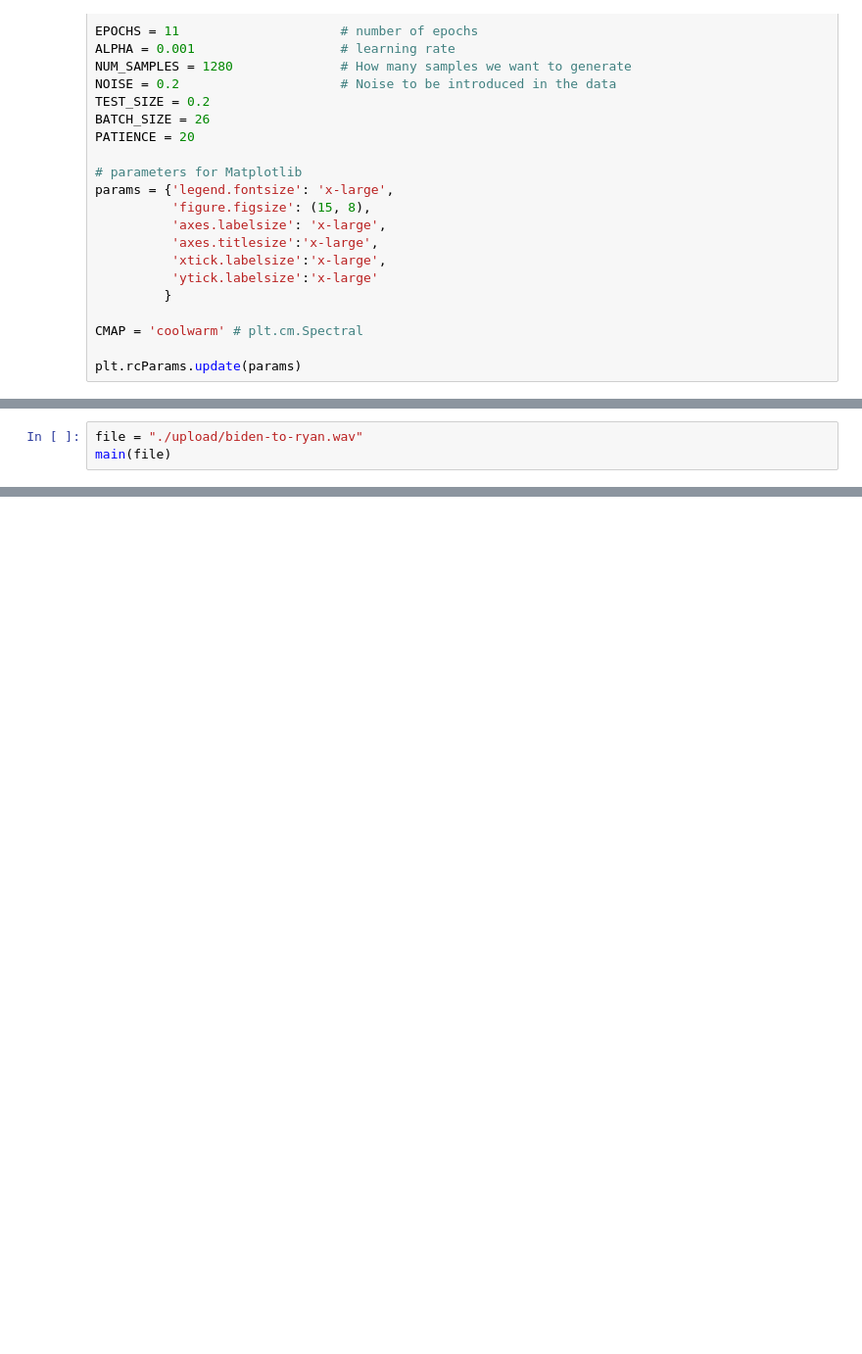
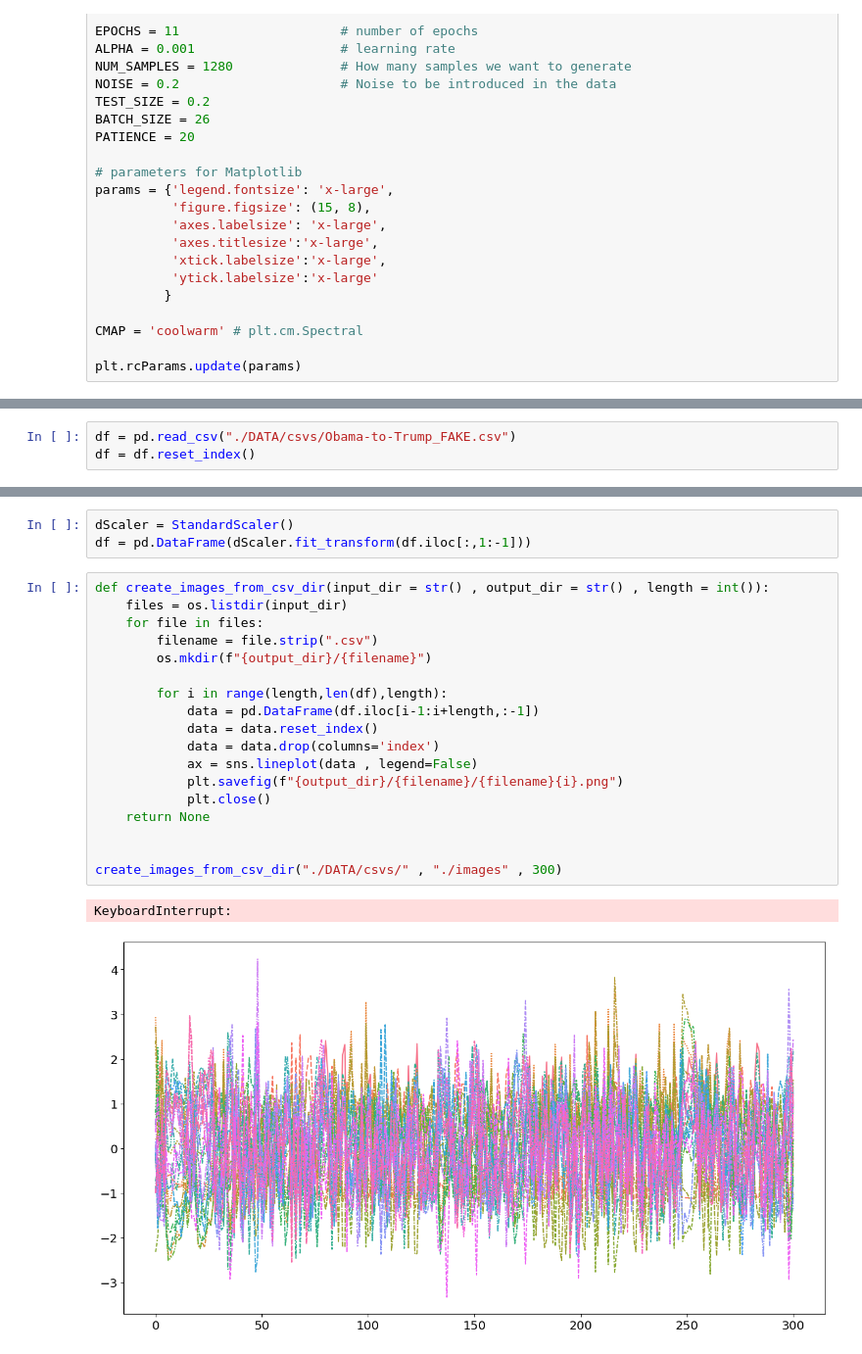
Before and after one commit to Aaditya-Vitankar/fake_voice_detection, a Jupyter notebook: Main_dev.ipynb, the cells around one changed output, grey strips where cells are left out. Shown at 98% size. Cells and saved outputs as stored; diff of their text form; blank space fills up the shorter version.

```diff
--- a/Main_dev.ipynb
+++ b/Main_dev.ipynb
@@ -52,3 +36,0 @@ def main(file):
-# %%
-file = "./upload/biden-to-ryan.wav"
-main(file)
@@ -65,0 +37,3 @@ lg_war.warning('this is log1 _ Error')
+# %%
+df = pd.read_csv("./DATA/csvs/Obama-to-Trump_FAKE.csv")
+df = df.reset_index()
@@ -65,0 +56,24 @@ lg_war.warning('this is log1 _ Error')
+# %%
+dScaler = StandardScaler()
+df = pd.DataFrame(dScaler.fit_transform(df.iloc[:,1:-1]))
+# %%
+def create_images_from_csv_dir(input_dir = str() , output_dir = str() , length = int()):
+    files = os.listdir(input_dir)
+    for file in files:
+        filename = file.strip(".csv")
+        os.mkdir(f"{output_dir}/{filename}")
+
+        for i in range(length,len(df),length):
+            data = pd.DataFrame(df.iloc[i-1:i+length,:-1])
+            data = data.reset_index()
+            data = data.drop(columns='index')
+            ax = sns.lineplot(data , legend=False)
+            plt.savefig(f"{output_dir}/{filename}/{filename}{i}.png")
+            plt.close()
+    return None
+
+
+create_images_from_csv_dir("./DATA/csvs/" , "./images" , 300)
+# %% [output]
+KeyboardInterrupt:
+[figure, added]
```
Also changed, not shown: parts of 7 cells of this notebook, 3 other files.
